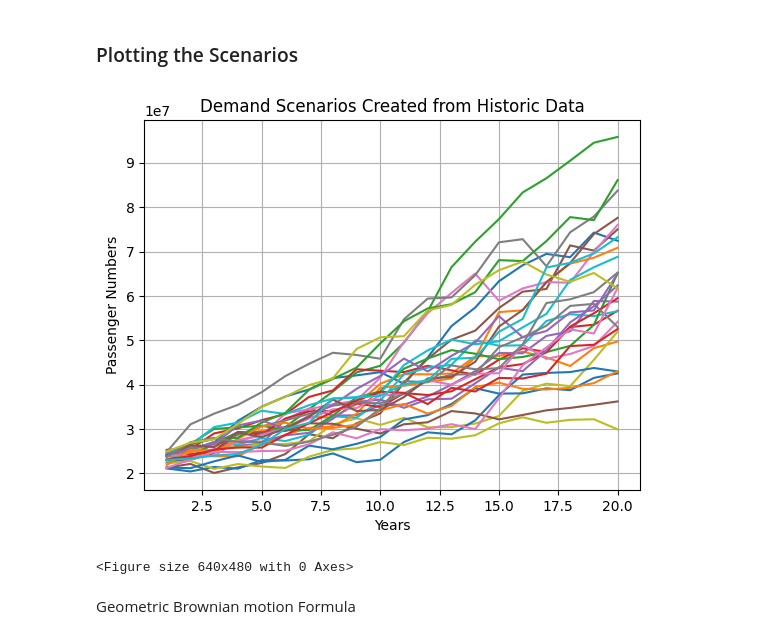
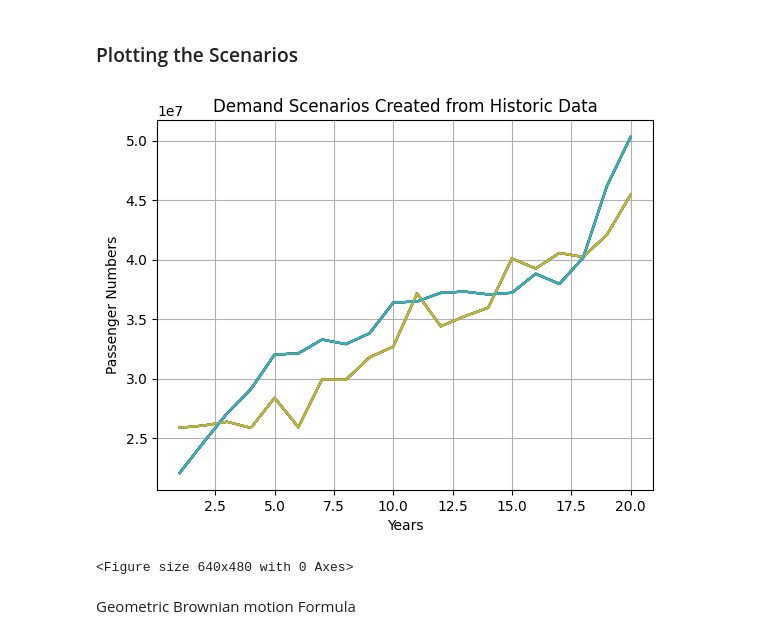
Before and after one commit to Oli767/VT1-Python-Files, a Jupyter notebook: VT2 VS Code/VT2.ipynb, the cells around one changed output. Saved outputs shown, nothing was run; the diff lists cells and outputs as text; code cells hidden in the pictures.

```diff
--- a/VT2 VS Code/VT2.ipynb
+++ b/VT2 VS Code/VT2.ipynb
@@ -27,7 +27,7 @@ dt = 1
 # Time Horizon of Forecasts in Steptime
 Fth = 20
 # Number of Forecasts
-Forecasts = 1000
+Forecasts = 2
 
 # Parameters
 mu = 0.042754330256447565
@@ -39,36 +39,36 @@ sigma = 0.05813761525452841
 Scenarios = fn.generate_scenarios(mu, sigma, Dt0, dt, Fth, Forecasts)
 
 # Round values up for further Calculation
-D = np.ceil(Scenarios)
+Demand = np.ceil(Scenarios)
 # print(D)
 
 
 # Calling the Scenario Plotting Function
 fn.Scenario_plot(
     Scenarios,
     Fth,
     True,
     "Demand Scenarios Created from Historic Data",
     "Passenger Numbers",
     30,
 )
 
 # Need to define Capacity first!!
 
 # # Calling the Scenario Plotting Function
 # fn.Scenario_plot(
 #     K_rounded,
 #     Fth,
 #     True,
 #     "Capacity",
 #     "USD in Millions",
 #     30,
 # )
 
 # print(np.shape(Scenarios))
 # print(Scenarios)
 # %% [output]
-[figure, old version]
+[figure, new version]
 <Figure size 640x480 with 0 Axes>
 # %% [markdown]
 Geometric Brownian motion Formula
```
Also changed, not shown: parts of 13 cells of this notebook, 1 other file.
